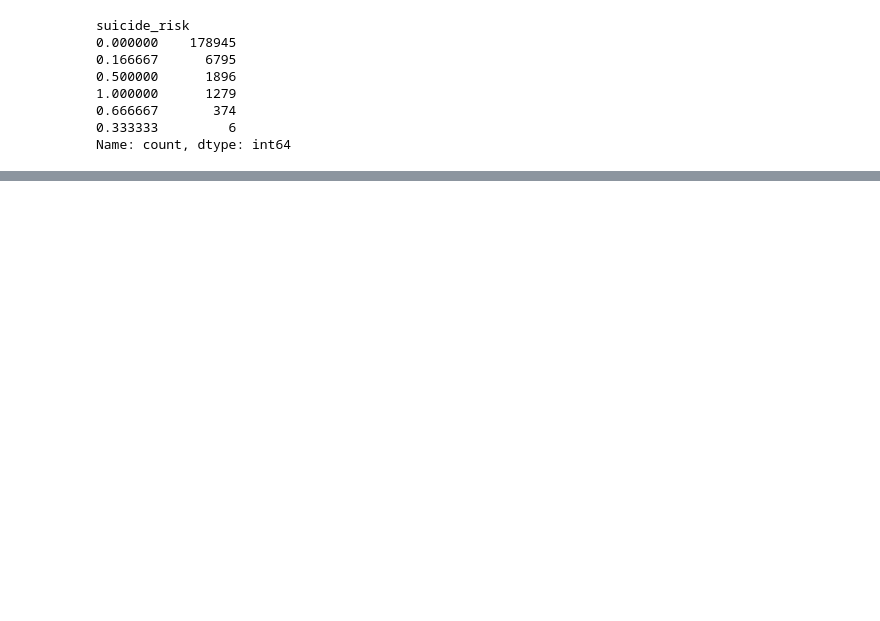
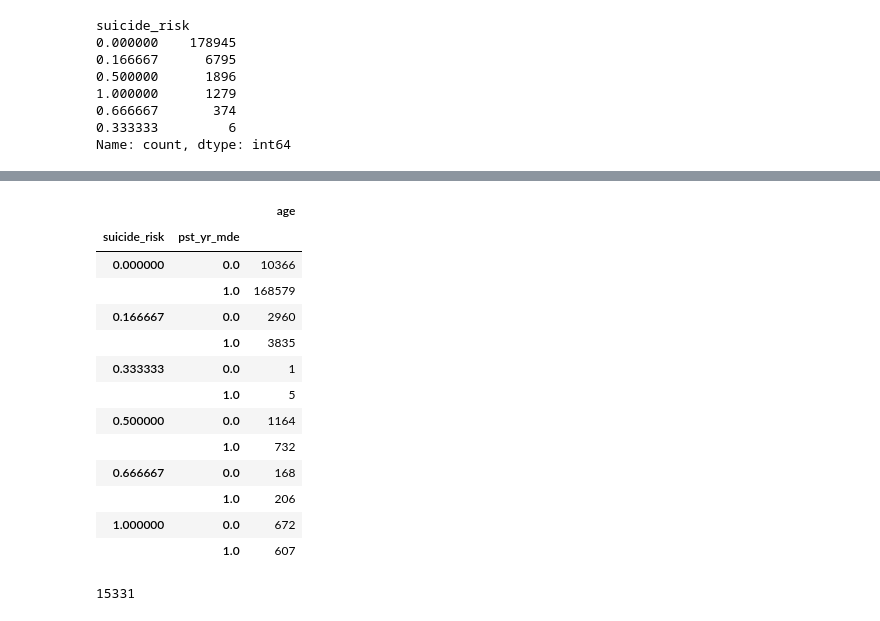
Before and after one commit to zaxiang/DDS_Project, a Jupyter notebook: Pre-processing.ipynb, the cells around one changed output, grey strips where cells are left out. Saved outputs shown, nothing was run; the diff lists cells and outputs as text; code cells hidden in the pictures; blank space fills up the shorter version.

```diff
--- a/Pre-processing.ipynb
+++ b/Pre-processing.ipynb
@@ -385,0 +383,23 @@ Name: whodas_score, dtype: float64
+# %%
+mde_yr_risk = norm_data.groupby(['suicide_risk','pst_yr_mde']).count()[['age']]
+#note: #0 in pst_yr_mde means yes; 1 means no
+mde_yr_risk
+# %% [output]
+|  |  | age |
+| suicide_risk | pst_yr_mde |  |
+| 0.000000 | 0.0 | 10366 |
+|  | 1.0 | 168579 |
+| 0.166667 | 0.0 | 2960 |
+|  | 1.0 | 3835 |
+| 0.333333 | 0.0 | 1 |
+|  | 1.0 | 5 |
+| 0.500000 | 0.0 | 1164 |
+|  | 1.0 | 732 |
+| 0.666667 | 0.0 | 168 |
+|  | 1.0 | 206 |
+| 1.000000 | 0.0 | 672 |
+|  | 1.0 | 607 |
+# %%
+norm_data[norm_data['pst_yr_mde'] == 0.0].shape[0]
+# %% [output]
+15331
```
Also changed, not shown: parts of 41 cells of this notebook.
